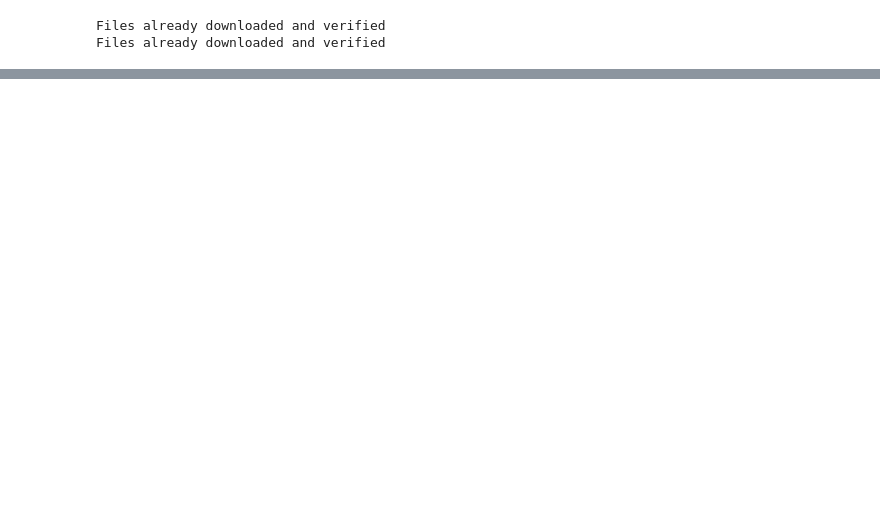
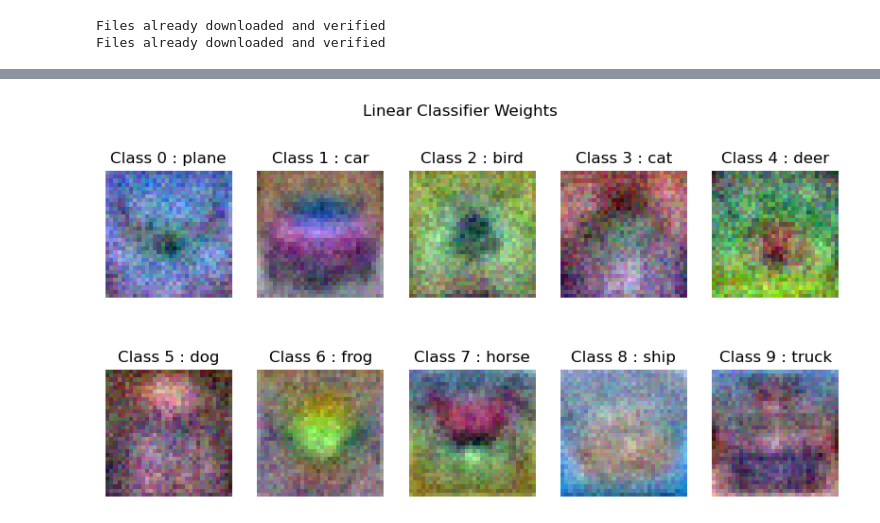
Before and after one commit to San-Juna-H/study-MLDL, a Jupyter notebook: 2_ linear_softmax.ipynb, the cells around one changed output, grey strips where cells are left out. Saved outputs shown, nothing was run; the diff lists cells and outputs as text; code cells hidden in the pictures; blank space fills up the shorter version.

```diff
--- a/2_ linear_softmax.ipynb
+++ b/2_ linear_softmax.ipynb
@@ -130,20 +112,0 @@ Epoch [16/16], Loss: 0.0321
-# %%
-import matplotlib.pyplot as plt
-import numpy as np
-
-# 모델의 가중치 추출
-weights = model.fc.weight.data.numpy()
-
-# 가중치 시각화
-plt.figure(figsize=(10, 5))
-for i in range(num_classes):
-    plt.subplot(2, 5, i+1)
-    # 가중치 값을 스케일링하여 [0, 255] 범위로 변환
-    scaled_weights = (weights[i] - weights[i].min()) / (weights[i].max() - weights[i].min())
-    scaled_weights = (scaled_weights * 255).astype(np.uint8)
-    plt.imshow(scaled_weights.reshape(3, 32, 32).transpose(1,2,0))
-
-    plt.title(f'Class {i} Weight')
-    plt.axis('off')
-plt.suptitle('Linear Classifier Weights')
-plt.show()
@@ -173,0 +137,18 @@ Accuracy on test set: 0.4050
+# %%
+model = LinearClassifier()
+model.load_state_dict(torch.loac('/home/june/__github__/study-MLDL/models/Linear_model.pth'))
+weights = model.fc.weight.data.cpu().numpy()
+
+plt.figure(figsize=(10, 5))
+for i in range(num_classes):
+    plt.subplot(2, 5, i+1)
+    scaled_weights = (weights[i] - weights[i].min()) / (weights[i].max() - weights[i].min())
+    scaled_weights = (scaled_weights * 255).astype(np.uint8)
+    plt.imshow(scaled_weights.reshape(3, 32, 32).transpose(1,2,0))
+
+    plt.title(f'Class {i} : {classes[i]}')
+    plt.axis('off')
+plt.suptitle('Linear Classifier Weights')
+plt.show()
+# %% [output]
+[figure, added]
```
Also changed, not shown: parts of 11 cells of this notebook, 3 other files.
